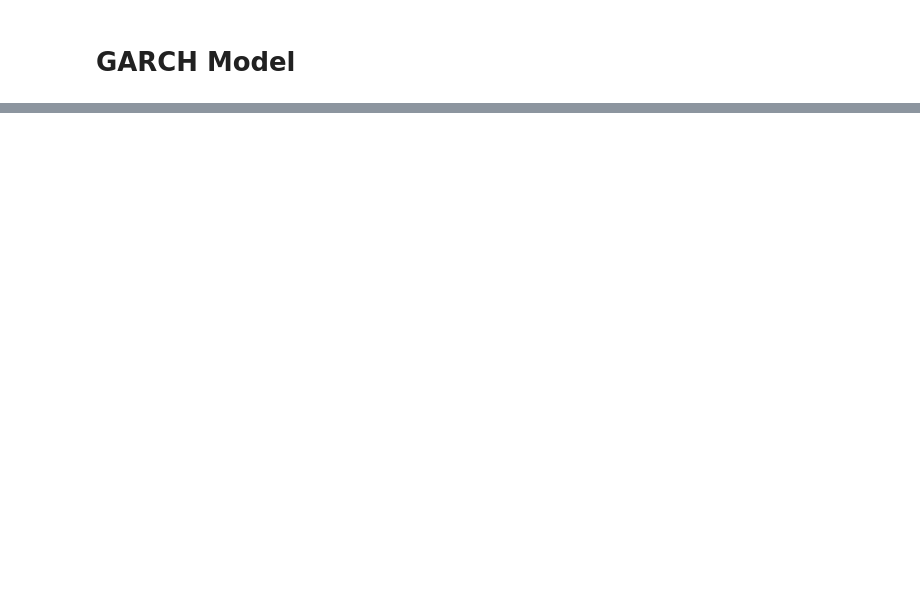
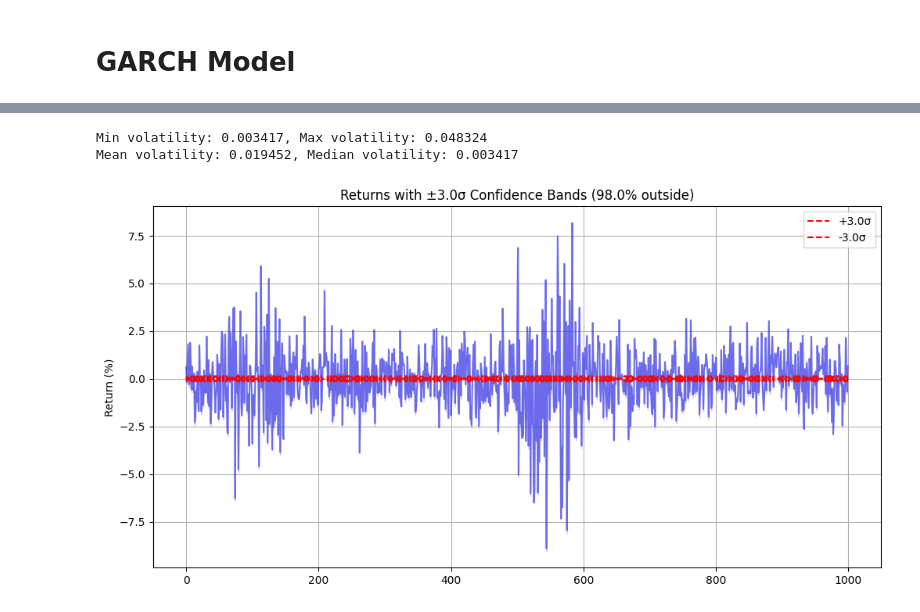
Before and after one commit to asimp104/HF_Hedging, a Jupyter notebook: GARCH.ipynb, the cells around one changed output, grey strips where cells are left out. Saved outputs shown, nothing was run; the diff lists cells and outputs as text; code cells hidden in the pictures; blank space fills up the shorter version.

```diff
--- a/GARCH.ipynb
+++ b/GARCH.ipynb
@@ -295,0 +498,35 @@ class IGGARCH:
+# %%
+# Plot returns with properly scaled conditional volatility bands
+plt.figure(figsize=(12, 6))
+
+# Get square root of variance to get standard deviation (volatility)
+volatility = np.sqrt(h)
+print(f"Min volatility: {np.min(volatility):.6f}, Max volatility: {np.max(volatility):.6f}")
+print(f"Mean volatility: {np.mean(volatility):.6f}, Median volatility: {np.median(volatility):.6f}")
+
+# Plot returns
+plt.plot(returns, color='blue', alpha=0.5)
+
+# Try wider confidence bands (±3σ instead of ±2σ) to account for fat tails
+confidence_level = 3.0  # Increase from 2.0 to 3.0 for wider bands
+plt.fill_between(range(len(returns)),
+                 returns + confidence_level * volatility,
+                 returns - confidence_level * volatility,
+                 color='gray', alpha=0.3)
+
+# Plot the confidence bands
+plt.plot(confidence_level * volatility, color='red', linestyle='--', label=f'+{confidence_level}σ')
+plt.plot(-confidence_level * volatility, color='red', linestyle='--', label=f'-{confidence_level}σ')
+
+# Calculate percentage of returns outside the bands
+outside_bands = np.mean((returns > confidence_level * volatility) | (returns < -confidence_level * volatility)) * 100
+plt.title(f'Returns with ±{confidence_level}σ Confidence Bands ({outside_bands:.1f}% outside)')
+
+plt.ylabel('Return (%)')
+plt.legend()
+plt.grid(True)
+plt.show()
+# %% [output]
+Min volatility: 0.003417, Max volatility: 0.048324
+Mean volatility: 0.019452, Median volatility: 0.003417
+[figure, added]
```
Also changed, not shown: parts of 11 cells of this notebook.
